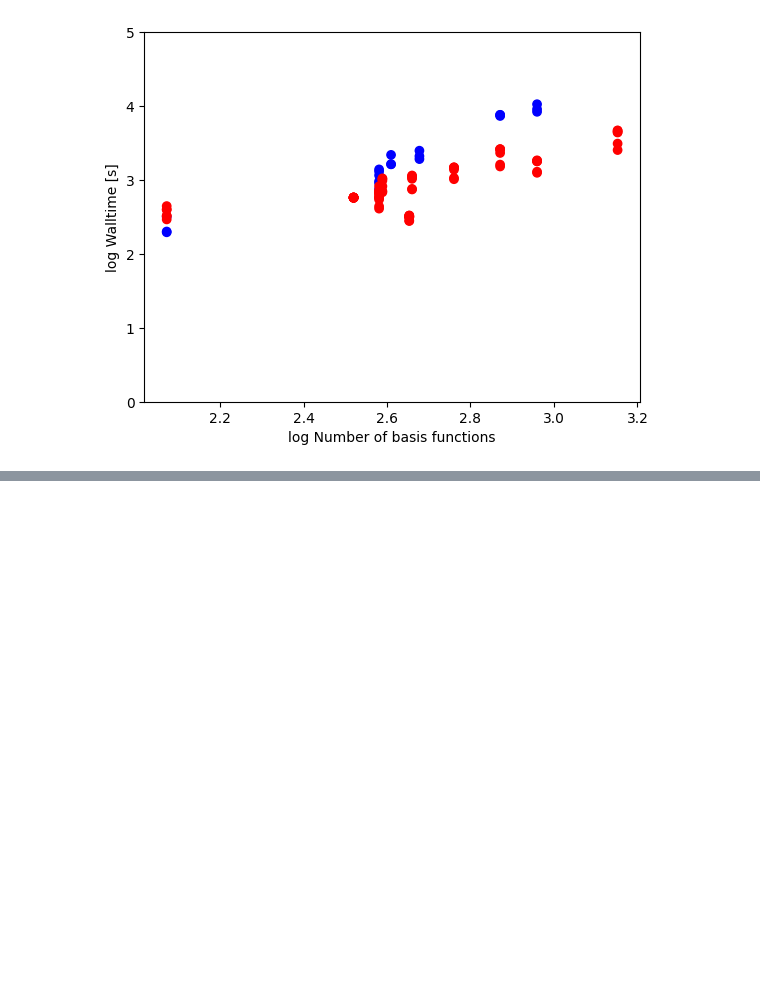
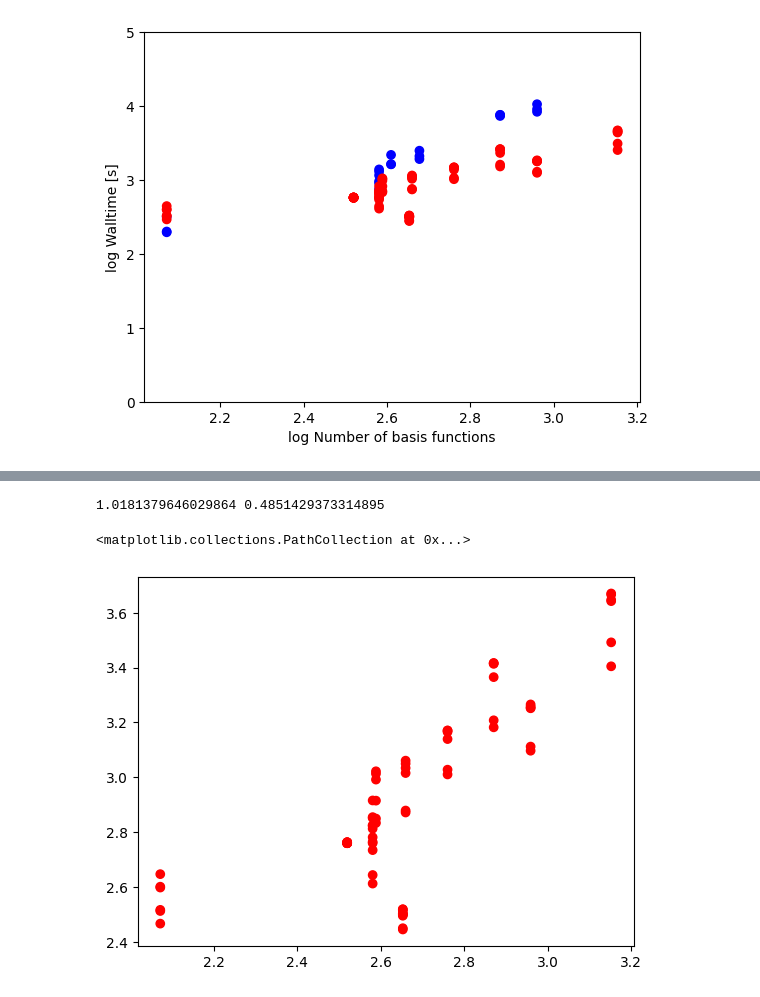
Before and after one commit to xXNoahS02Xx/dftmp2bench, a Jupyter notebook: plot_pareto.ipynb, the cells around one changed output, grey strips where cells are left out. Cells and saved outputs as stored; diff of their text form; code cells hidden in the pictures; blank space fills up the shorter version.

```diff
--- a/plot_pareto.ipynb
+++ b/plot_pareto.ipynb
@@ -493,0 +512,14 @@ nan nan
+# %%
+TYPE = "HDFT"
+_ = df.filter(
+      (pl.col("software") == "orca") & (pl.col("theory_type") == TYPE) #& pl.col("basis").str.contains("\+\+")
+)
+
+slope, intercept, r, p, se = linregress(np.log(_["nbasis"]), np.log(_["wall_time"]))
+print(slope, intercept)
+
+plt.scatter(np.log10(_["nbasis"]), np.log10(_["wall_time"]), c=["r" if x == "orca" else "b" for x in _["software"]])
+# %% [output]
+1.0181379646029864 0.4851429373314895
+<matplotlib.collections.PathCollection at 0x...>
+[figure, added]
```
Also changed, not shown: parts of 13 cells of this notebook, 11 other files.
